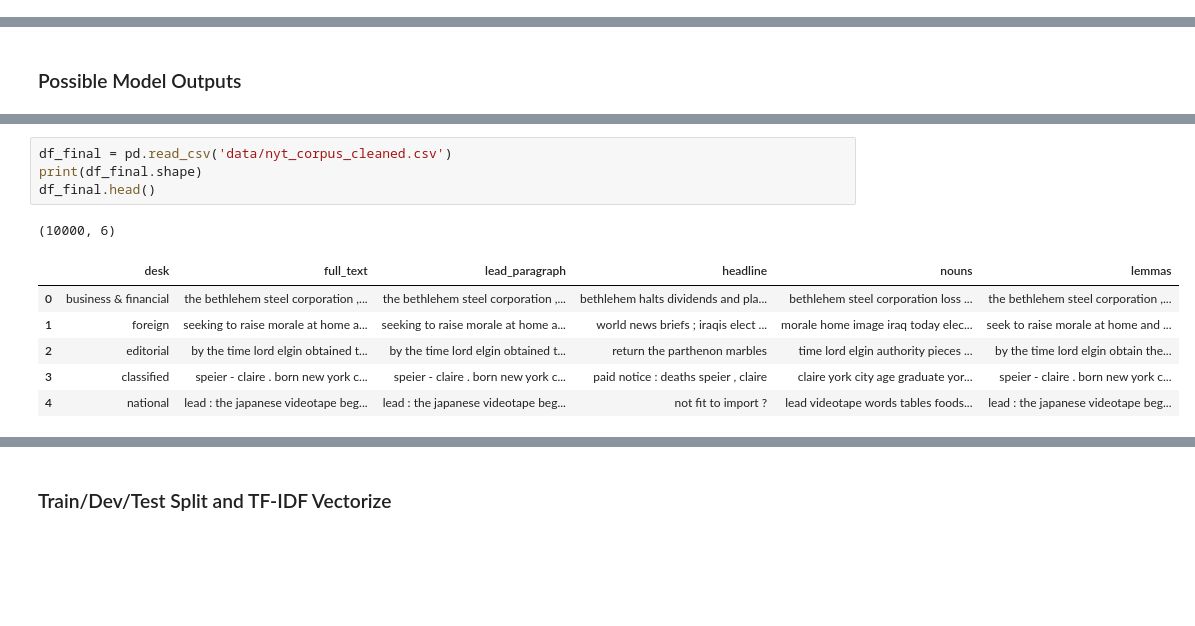
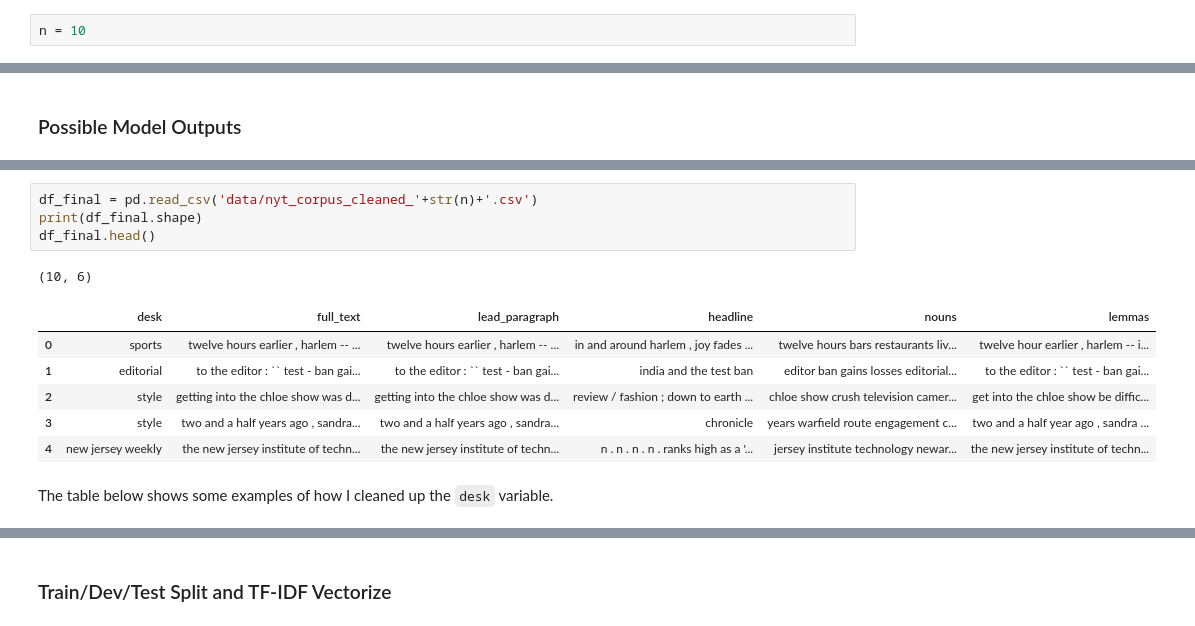
Before and after one commit to carmen16/news-article-topic-classification, a Jupyter notebook: Final_Project.ipynb, the cells around one changed output, grey strips where cells are left out. Cells and saved outputs as stored; diff of their text form; blank space fills up the shorter version.

```diff
--- a/Final_Project.ipynb
+++ b/Final_Project.ipynb
@@ -20,0 +20,2 @@ from IPython.display import display, HTML
+# %%
+n = 10
@@ -61,15 +75,17 @@ Saved cleaned data file
 # %%
-df_final = pd.read_csv('data/nyt_corpus_cleaned.csv')
+df_final = pd.read_csv('data/nyt_corpus_cleaned_'+str(n)+'.csv')
 print(df_final.shape)
 df_final.head()
 # %% [output]
-(10000, 6)
+(10, 6)
 |  | desk | full_text | lead_paragraph | headline | nouns | lemmas |
-| 0 | business & financial | the bethlehem steel corporation ,... | the bethlehem steel corporation ,... | bethlehem halts dividends and pla... | bethlehem steel corporation loss ... | the bethlehem steel corporation ,... |
-| 1 | foreign | seeking to raise morale at home a... | seeking to raise morale at home a... | world news briefs ; iraqis elect ... | morale home image iraq today elec... | seek to raise morale at home and ... |
-| 2 | editorial | by the time lord elgin obtained t... | by the time lord elgin obtained t... | return the parthenon marbles | time lord elgin authority pieces ... | by the time lord elgin obtain the... |
-| 3 | classified | speier - claire . born new york c... | speier - claire . born new york c... | paid notice : deaths speier , claire | claire york city age graduate yor... | speier - claire . born new york c... |
-| 4 | national | lead : the japanese videotape beg... | lead : the japanese videotape beg... | not fit to import ? | lead videotape words tables foods... | lead : the japanese videotape beg... |
+| 0 | sports | twelve hours earlier , harlem -- ... | twelve hours earlier , harlem -- ... | in and around harlem , joy fades ... | twelve hours bars restaurants liv... | twelve hour earlier , harlem -- i... |
+| 1 | editorial | to the editor : `` test - ban gai... | to the editor : `` test - ban gai... | india and the test ban | editor ban gains losses editorial... | to the editor : `` test - ban gai... |
+| 2 | style | getting into the chloe show was d... | getting into the chloe show was d... | review / fashion ; down to earth ... | chloe show crush television camer... | get into the chloe show be diffic... |
+| 3 | style | two and a half years ago , sandra... | two and a half years ago , sandra... | chronicle | years warfield route engagement c... | two and a half year ago , sandra ... |
+| 4 | new jersey weekly | the new jersey institute of techn... | the new jersey institute of techn... | n . n . n . n . ranks high as a '... | jersey institute technology newar... | the new jersey institute of techn... |
+# %% [markdown]
+The table below shows some examples of how I cleaned up the `desk` variable.
 # %%
 label_transform = pd.concat([df_final.desk, df.desk], axis=1)
 label_transform.columns = ['desk_cleaned', 'desk']
```
Also changed, not shown: parts of 15 cells of this notebook, 7 other files.
